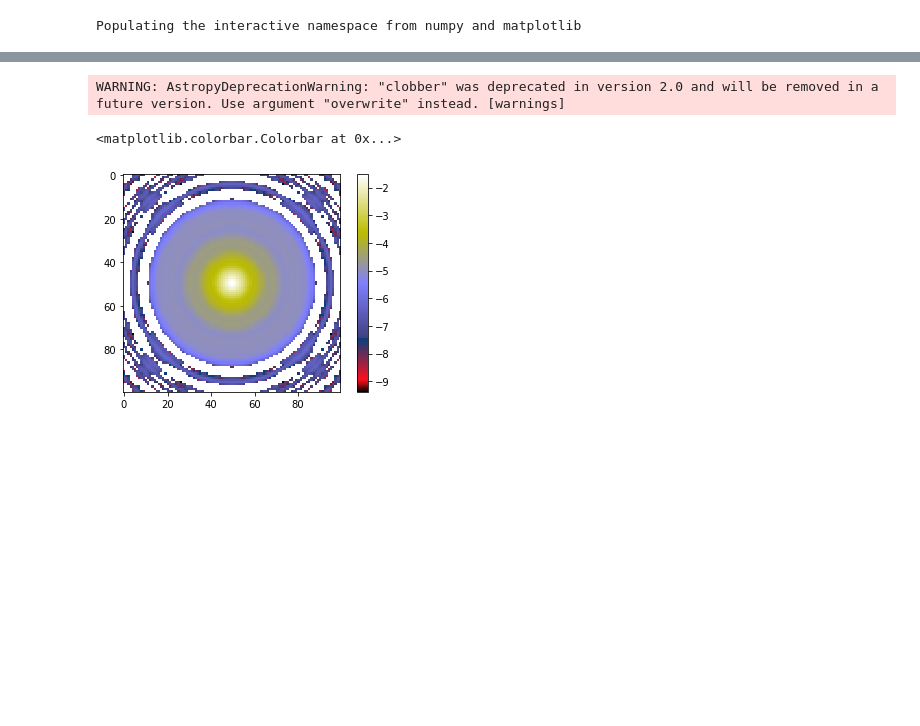
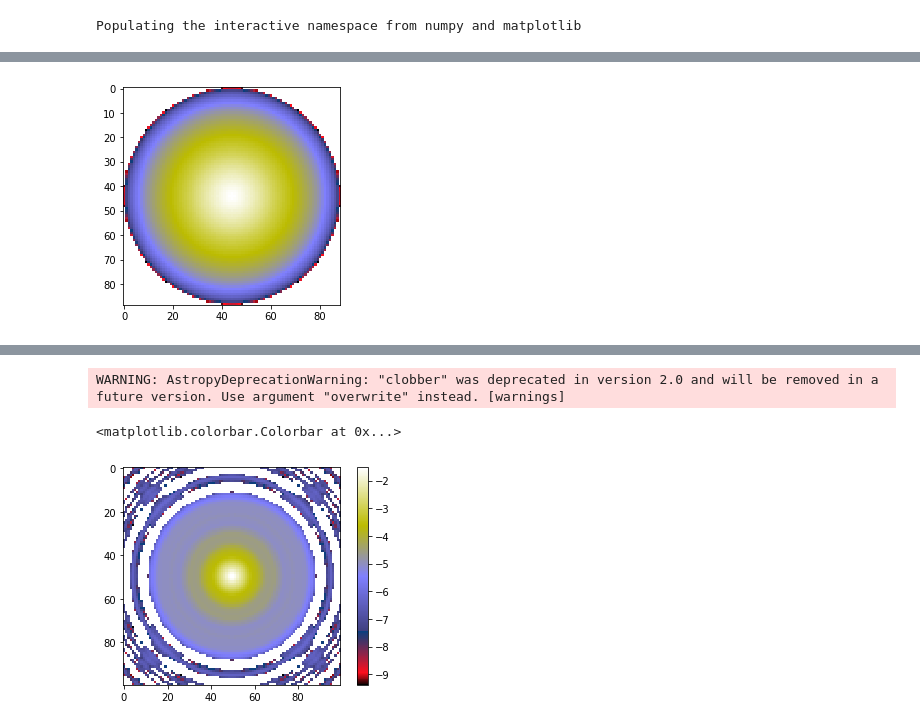
Before and after one commit to ml4astro/galaxy2galaxy, a Jupyter notebook: notebooks/BuildingCOSMOS_PSF.ipynb, the cells around one changed output, grey strips where cells are left out. Drawn from its saved outputs; the diff is of its cells as text; code cells hidden in the pictures; blank space fills up the shorter version.

```diff
--- a/notebooks/BuildingCOSMOS_PSF.ipynb
+++ b/notebooks/BuildingCOSMOS_PSF.ipynb
@@ -54,0 +68,4 @@ effective_psf = effective_psf.dilate(1.01).withFlux(1.)
+# %%
+imshow(log10(cropped),cmap='gist_stern'); #colorbar()
+# %% [output]
+[figure, added]
```
Also changed, not shown: parts of 12 cells of this notebook, 3 other files.
